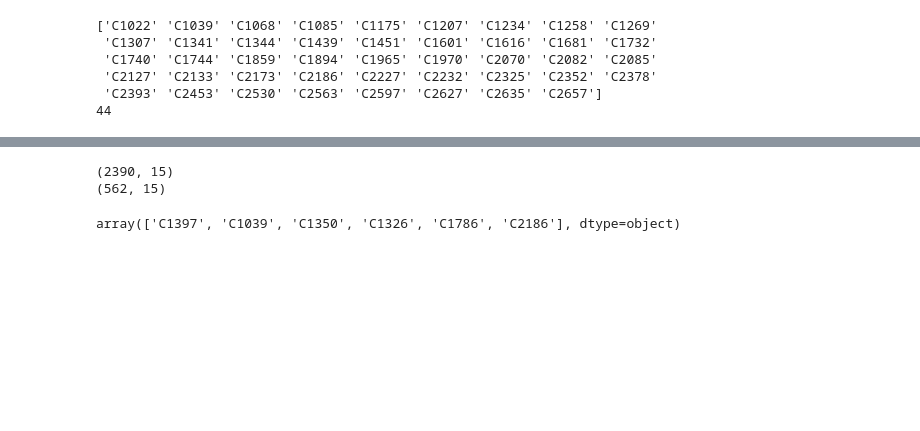
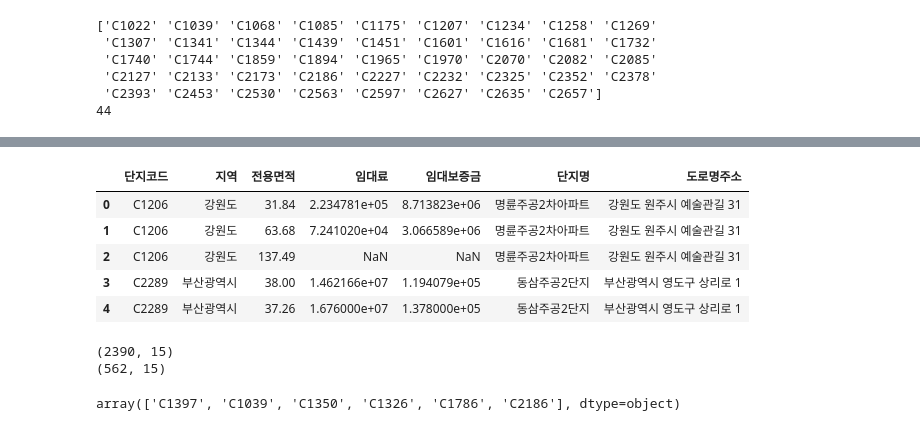
Before and after one commit to whdbfla6/Daesamanlap, a Jupyter notebook: External/DataMerge.ipynb, the cells around one changed output, grey strips where cells are left out. Cells and saved outputs as stored; diff of their text form; code cells hidden in the pictures; blank space fills up the shorter version.

```diff
--- a/External/DataMerge.ipynb
+++ b/External/DataMerge.ipynb
@@ -197,5 +205,17 @@ result = result.drop_duplicates().reset_index(drop=True)
 # %%
 price = pd.read_csv("store_tr0708.csv")
+# %%
+price['임대료'] = price['임대료'].replace(0,np.nan)
+price['임대보증금'] = price['임대보증금'].replace(0,np.nan)
+# %%
+price.head()
+# %% [output]
+|  | 단지코드 | 지역 | 전용면적 | 임대료 | 임대보증금 | 단지명 | 도로명주소 |
+| 0 | C1206 | 강원도 | 31.84 | 2.234781e+05 | 8.713823e+06 | 명륜주공2차아파트 | 강원도 원주시 예술관길 31 |
+| 1 | C1206 | 강원도 | 63.68 | 7.241020e+04 | 3.066589e+06 | 명륜주공2차아파트 | 강원도 원주시 예술관길 31 |
+| 2 | C1206 | 강원도 | 137.49 | NaN | NaN | 명륜주공2차아파트 | 강원도 원주시 예술관길 31 |
+| 3 | C2289 | 부산광역시 | 38.00 | 1.462166e+07 | 1.194079e+05 | 동삼주공2단지 | 부산광역시 영도구 상리로 1 |
+| 4 | C2289 | 부산광역시 | 37.26 | 1.676000e+07 | 1.378000e+05 | 동삼주공2단지 | 부산광역시 영도구 상리로 1 |
 # %%
 price = price[['단지코드','전용면적','임대료','임대보증금','단지명']]
 # %%
```
Also changed, not shown: parts of 39 cells of this notebook, 5 other files.
